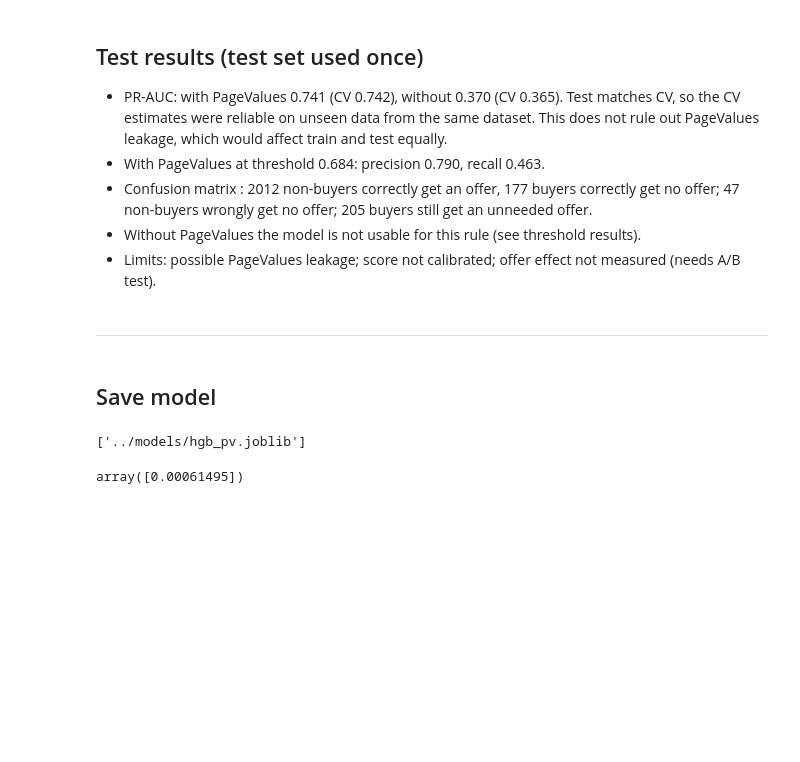
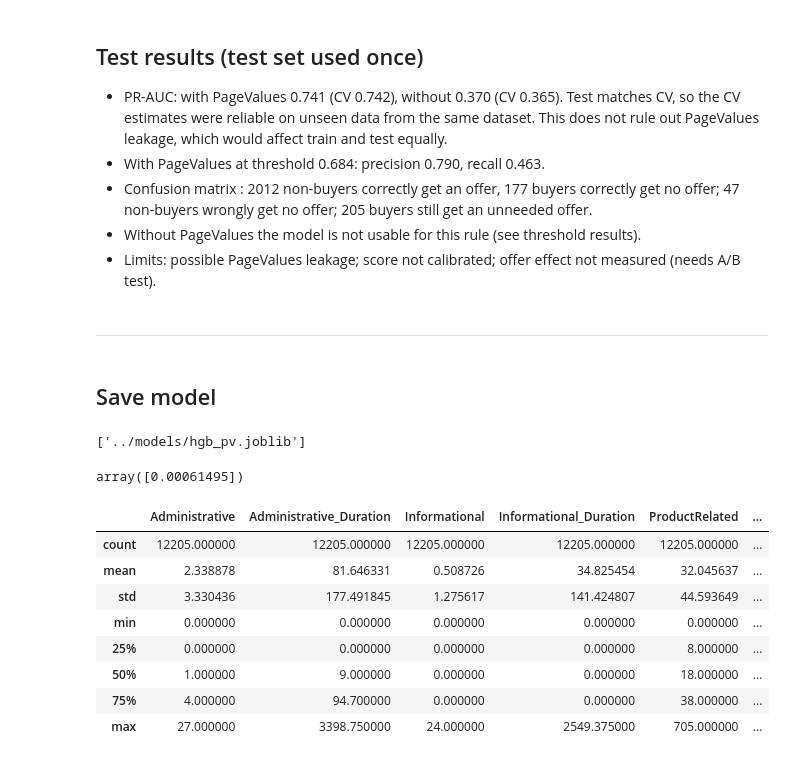
Before and after one commit to Alikhalili56/shopper-intent-api, a Jupyter notebook: notebooks/02_baseline.ipynb, the cells around one changed output. Drawn from its saved outputs; the diff is of its cells as text; code cells hidden in the pictures; blank space fills up the shorter version.

```diff
--- a/notebooks/02_baseline.ipynb
+++ b/notebooks/02_baseline.ipynb
@@ -498,3 +498,15 @@ check_test_score = hgb_model.predict_proba(X.iloc[[0]])[:, 1]
 check_test_score
 # %% [output]
 array([0.00061495])
+# %%
+X.describe()
+# %% [output]
+|  | Administrative | Administrative_Duration | Informational | Informational_Duration | ProductRelated | ... |
+| count | 12205.000000 | 12205.000000 | 12205.000000 | 12205.000000 | 12205.000000 | ... |
+| mean | 2.338878 | 81.646331 | 0.508726 | 34.825454 | 32.045637 | ... |
+| std | 3.330436 | 177.491845 | 1.275617 | 141.424807 | 44.593649 | ... |
+| min | 0.000000 | 0.000000 | 0.000000 | 0.000000 | 0.000000 | ... |
+| 25% | 0.000000 | 0.000000 | 0.000000 | 0.000000 | 8.000000 | ... |
+| 50% | 1.000000 | 9.000000 | 0.000000 | 0.000000 | 18.000000 | ... |
+| 75% | 4.000000 | 94.700000 | 0.000000 | 0.000000 | 38.000000 | ... |
+| max | 27.000000 | 3398.750000 | 24.000000 | 2549.375000 | 705.000000 | ... |
```
Also changed, not shown: parts of 5 cells of this notebook, 1 other file.
